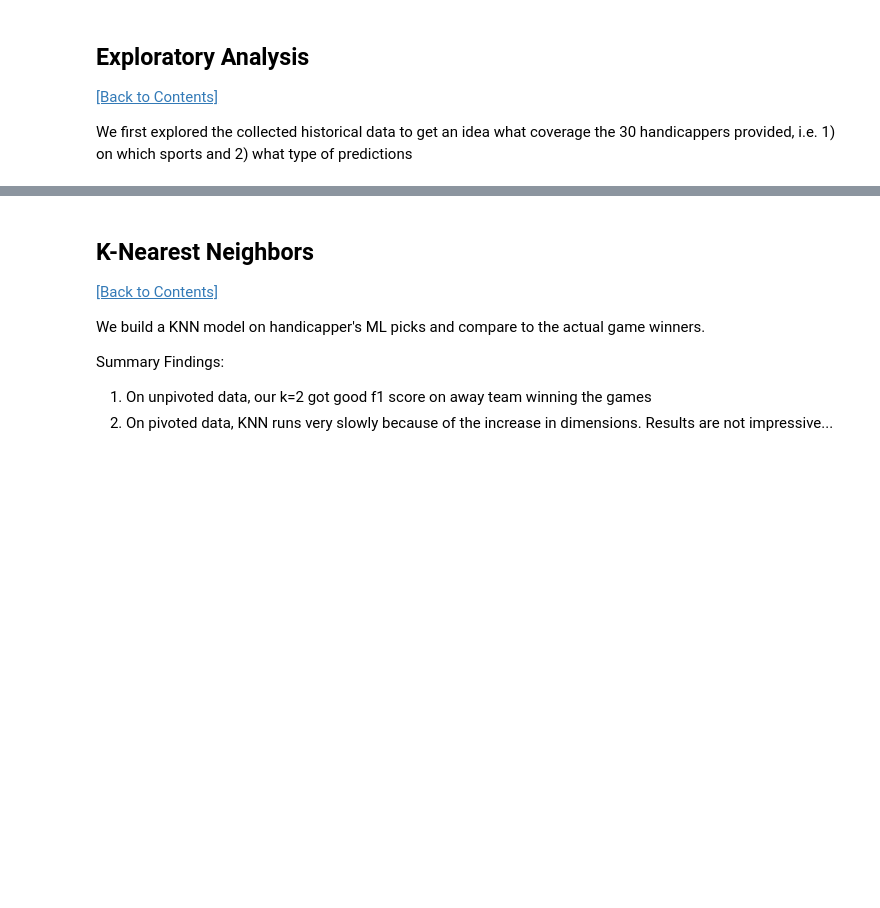
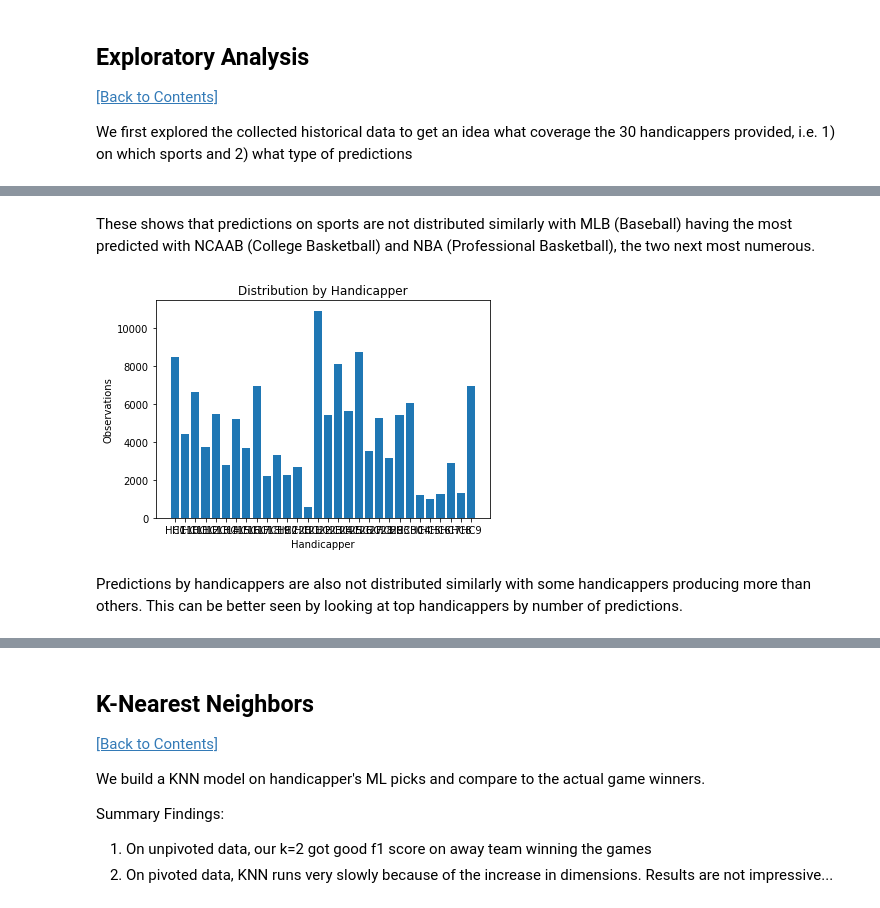
Before and after one commit to jayzuniga/w207_Final_Project, a Jupyter notebook: W207-Zheng_Pang_Zuniga.ipynb, the cells around one changed output, grey strips where cells are left out. Saved outputs shown, nothing was run; the diff lists cells and outputs as text; code cells hidden in the pictures; blank space fills up the shorter version.

```diff
--- a/W207-Zheng_Pang_Zuniga.ipynb
+++ b/W207-Zheng_Pang_Zuniga.ipynb
@@ -587,0 +631,13 @@ We first explored the collected historical data to get an idea what coverage the
+# %% [markdown]
+These shows that predictions on sports are not distributed similarly with MLB (Baseball) having the most predicted with NCAAB (College Basketball) and NBA (Professional Basketball), the two next most numerous.
+# %%
+# Distribution by Handicapper
+plt.bar(df_orig.sort_values(by='Handicapper').Handicapper.unique(), df_orig.groupby(['Handicapper']).size())
+plt.title('Distribution by Handicapper')
+plt.xlabel('Handicapper')
+plt.ylabel('Observations')
+plt.show()
+# %% [output]
+[figure, added]
+# %% [markdown]
+Predictions by handicappers are also not distributed similarly with some handicappers producing more than others. This can be better seen by looking at top handicappers by number of predictions.
```
Also changed, not shown: parts of 18 cells of this notebook.
